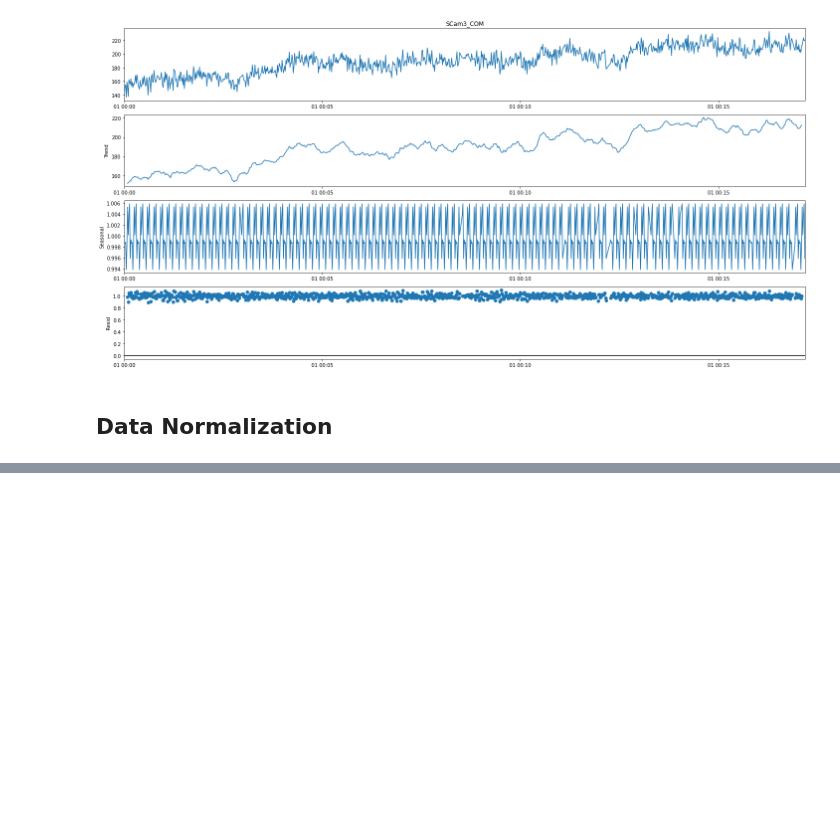
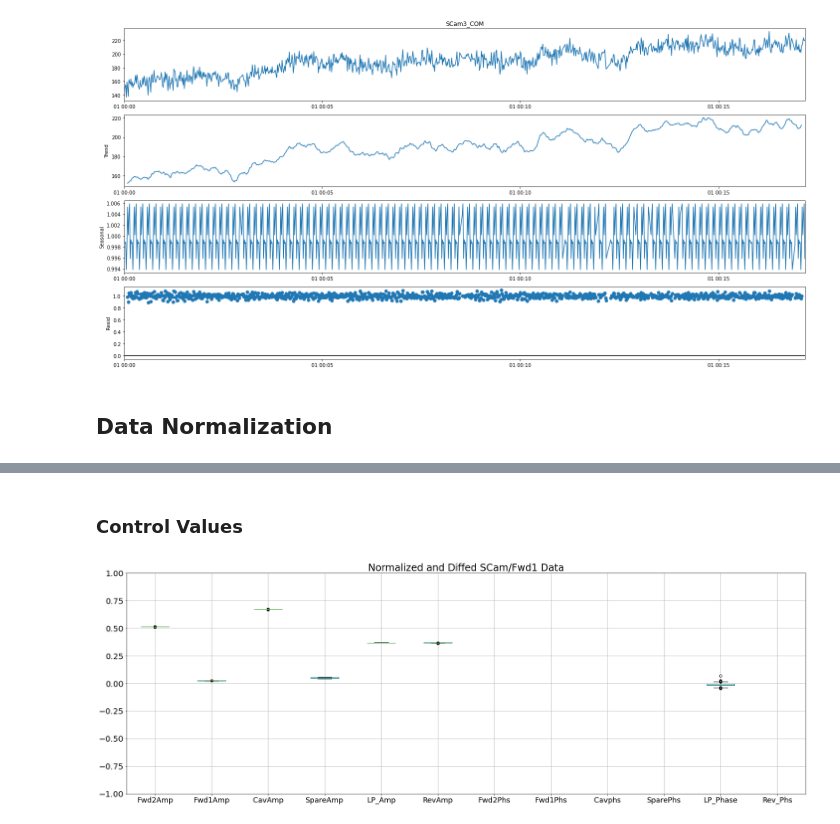
Before and after one commit to laurenmoos/marinetti, a Jupyter notebook: DataVisualization.ipynb, the cells around one changed output, grey strips where cells are left out. Cells and saved outputs as stored; diff of their text form; code cells hidden in the pictures; blank space fills up the shorter version.

```diff
--- a/DataVisualization.ipynb
+++ b/DataVisualization.ipynb
@@ -131,0 +142,13 @@ plt.show()
+# %% [markdown]
+### Control Values
+# %%
+fig, ax = plt.subplots(figsize = (30, 10))
+
+df.boxplot(ax = ax, column = amp_keys + phs_keys, figsize=(30, 20))
+ax.set_xticks(range(1, 13),amp_keys + phs_keys , fontsize = 18)
+ax.yaxis.set_tick_params(labelsize=20)
+ax.set_ylim(-1, 1)
+ax.set_title('Normalized and Diffed SCam/Fwd1 Data', fontsize = 24)
+plt.show()
+# %% [output]
+[figure, added]
```
Also changed, not shown: parts of 5 cells of this notebook, 13 other files.
